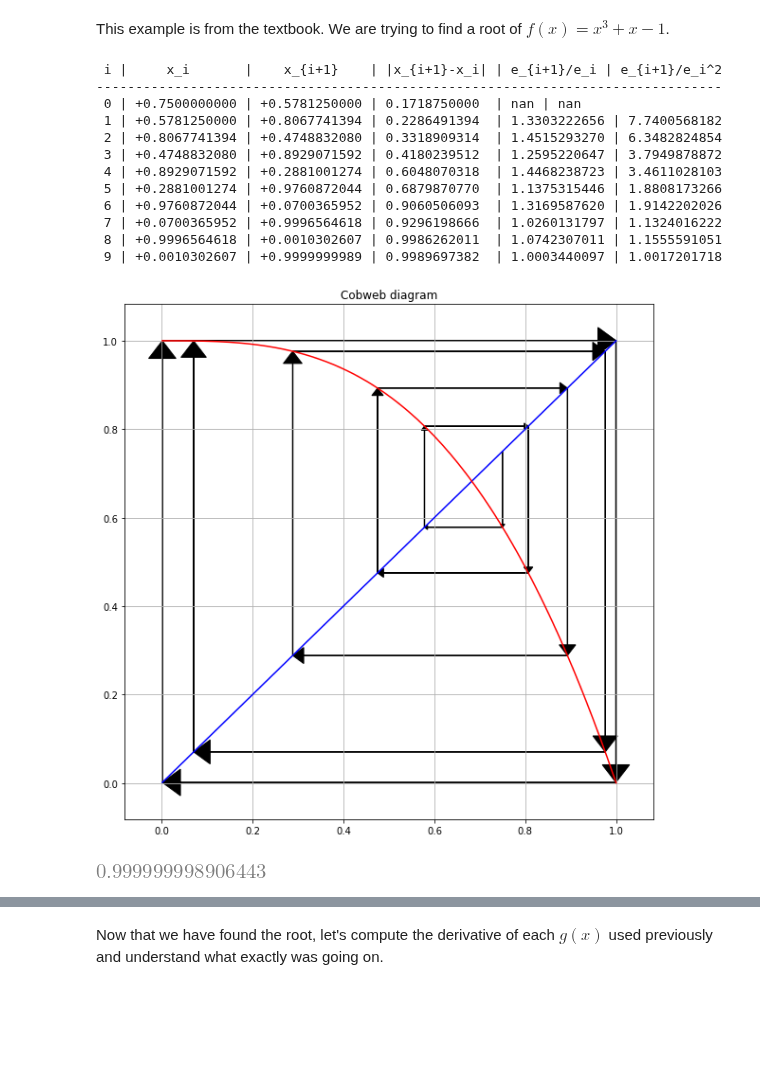
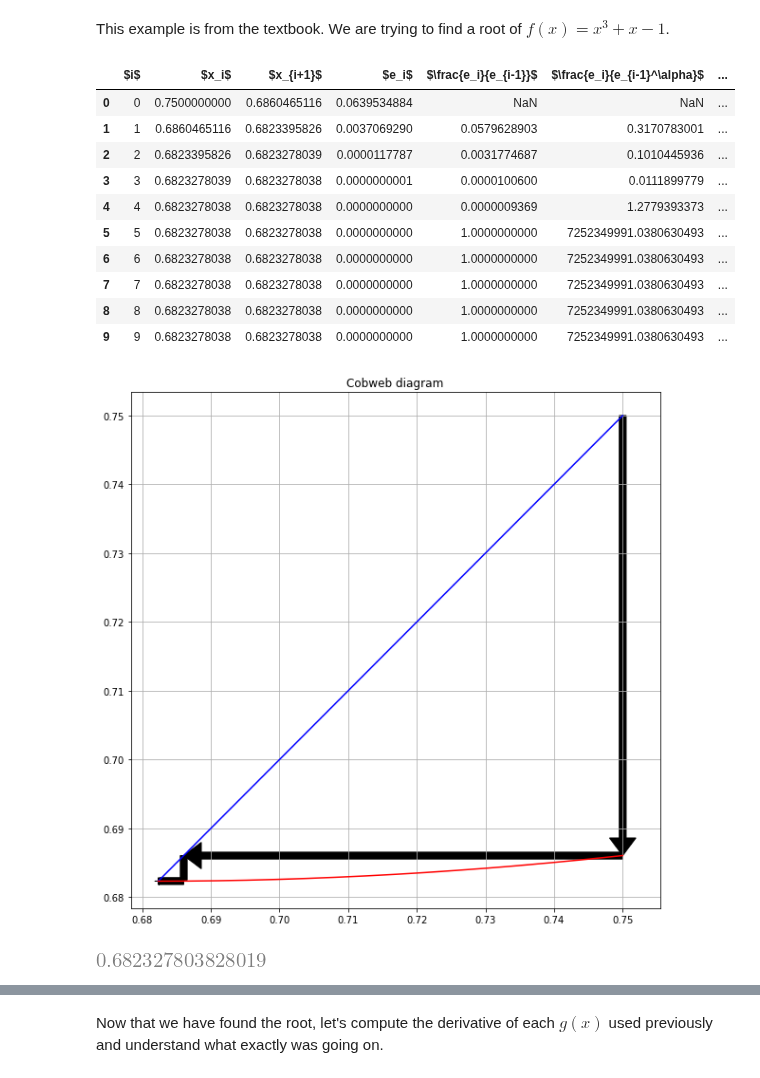
Before and after one commit to tclaudioe/Scientific-Computing, a Jupyter notebook: SC1v2/03_roots_of_1D_equations.ipynb, the cells around one changed output, grey strips where cells are left out. Cells and saved outputs as stored; diff of their text form; code cells hidden in the pictures; blank space fills up the shorter version.

Commit message:
updating the way we show tables in jupyter notebook 03_roots...

```diff
--- a/SC1v2/03_roots_of_1D_equations.ipynb
+++ b/SC1v2/03_roots_of_1D_equations.ipynb
@@ -27,6 +27,9 @@ from ipywidgets import interact
 from ipywidgets import widgets
 sym.init_printing()
 from scipy import optimize
+import pandas as pd
+pd.set_option("display.colheader_justify","center")
+pd.options.display.float_format = '{:.10f}'.format
 from colorama import Fore, Back, Style
 # https://pypi.org/project/colorama/
 # Fore: BLACK, RED, GREEN, YELLOW, BLUE, MAGENTA, CYAN, WHITE, RESET.
@@ -115,6 +118,19 @@ If these 2 conditions are satisfied, it means that there is a value $r$, between
 To summarize how this method works, start with the aforementioned interval (checking that there's a root in it), and split it into two smaller intervals $[a,c]$ and $[c,b]$.
 Then, check which of the two intervals contains a root.
 Keep splitting each "eligible" interval until the algorithm converges or the tolerance is achived.
+# %%
+data = np.zeros((6,len(m_range)))
+data[0,:] = e_rl
+data[1,:] = e_rr
+data[2,:] = e_mp
+data[3,:] = e_tr
+data[4,:] = e_sp
+data[5,:] = e_gq
+data      = np.log10(data)
+columns    = list(zip(m_range,np.round(np.log10(h),3)))
+rows      = ['Riemann Left', 'Riemann Right', 'Midpoint', 'Trapezoid', 'Simpsons', 'Gaussian Quad']
+df = pd.DataFrame(data=data, index=rows, columns=columns)
+display(df)
 # %%
 def bisect(f, a, b, tol=1e-5, maxNumberIterations=100):
     # Evaluating the extreme points of the interval provided
@@ -251,8 +268,8 @@ def fpi(g, x0, k, flag_cobweb=False):
     # Initializing the error in NaN
     error_i = np.nan
 
-    print(' i |     x_i       |    x_{i+1}    | |x_{i+1}-x_i| | e_{i+1}/e_i | e_{i+1}/e_i^2')
-    print('--------------------------------------------------------------------------------')
+    # Output table to store the numerical evolution of the algorithm
+    output_table = []
 
     # Main loop
     for i in range(k):
@@ -264,9 +281,14 @@ def fpi(g, x0, k, flag_cobweb=False):
         # Notice that from the theory we need to compute e_i=|x_i-r|, i.e. we need the root 'r'
         # but we don't have it, so we approximate it by 'x_{i+1}'.
         error_i = abs(x[i]-x[i+1])
-        print('%2d | %+.10f | %+.10f | %.10f  | %.10f | %.10f' %
-              (i,x[i],x[i+1],error_i,error_i/error_iminus1,error_i/(error_iminus1**2)))
-    # Just
+        output_table.append([i,x[i],x[i+1],error_i,error_i/error_iminus1,error_i/(error_iminus1**((1+np.sqrt(5))/2.)),error_i/(error_iminus1**2)])
+
+    # Showing final output table
+    columns    = ['$i$', '$x_i$', '$x_{i+1}$', '$e_i$', r'$\frac{e_i}{e_{i-1}}$', r'$\frac{e_i}{e_{i-1}^\alpha}$', r'$\frac{e_i}{e_{i-1}^2}$']
+    df = pd.DataFrame(data=output_table, columns=columns)
+    display(df)
+
+    # Just showing cobweb if required
     if flag_cobweb:
         cobweb(x,g)
     return x[-1]
@@ -402,26 +422,25 @@ This example is from the textbook. We are trying to find a root of $f(x)=x^3+x-1
 # %%
 # These are the three functions proposed.
 g1 = lambda x: 1-x**3
 g2 = lambda x: (1-x)**(1/3)
 g3 = lambda x: (1+2*x**3)/(1+3*x**2)
 # Change the input function to evaluate different functions.
 # Are the three functions convergent fixed point iterations?
-fpi(g1, 0.75, 10, True)
+fpi(g3, 0.75, 10, True)
 # %% [output]
- i |     x_i       |    x_{i+1}    | |x_{i+1}-x_i| | e_{i+1}/e_i | e_{i+1}/e_i^2
---------------------------------------------------------------------------------
- 0 | +0.7500000000 | +0.5781250000 | 0.1718750000  | nan | nan
- 1 | +0.5781250000 | +0.8067741394 | 0.2286491394  | 1.3303222656 | 7.7400568182
- 2 | +0.8067741394 | +0.4748832080 | 0.3318909314  | 1.4515293270 | 6.3482824854
- 3 | +0.4748832080 | +0.8929071592 | 0.4180239512  | 1.2595220647 | 3.7949878872
- 4 | +0.8929071592 | +0.2881001274 | 0.6048070318  | 1.4468238723 | 3.4611028103
- 5 | +0.2881001274 | +0.9760872044 | 0.6879870770  | 1.1375315446 | 1.8808173266
- 6 | +0.9760872044 | +0.0700365952 | 0.9060506093  | 1.3169587620 | 1.9142202026
- 7 | +0.0700365952 | +0.9996564618 | 0.9296198666  | 1.0260131797 | 1.1324016222
- 8 | +0.9996564618 | +0.0010302607 | 0.9986262011  | 1.0742307011 | 1.1555591051
- 9 | +0.0010302607 | +0.9999999989 | 0.9989697382  | 1.0003440097 | 1.0017201718
+|  | $i$ | $x_i$ | $x_{i+1}$ | $e_i$ | $\frac{e_i}{e_{i-1}}$ | $\frac{e_i}{e_{i-1}^\alpha}$ | ... |
+| 0 | 0 | 0.7500000000 | 0.6860465116 | 0.0639534884 | NaN | NaN | ... |
+| 1 | 1 | 0.6860465116 | 0.6823395826 | 0.0037069290 | 0.0579628903 | 0.3170783001 | ... |
+| 2 | 2 | 0.6823395826 | 0.6823278039 | 0.0000117787 | 0.0031774687 | 0.1010445936 | ... |
+| 3 | 3 | 0.6823278039 | 0.6823278038 | 0.0000000001 | 0.0000100600 | 0.0111899779 | ... |
+| 4 | 4 | 0.6823278038 | 0.6823278038 | 0.0000000000 | 0.0000009369 | 1.2779393373 | ... |
+| 5 | 5 | 0.6823278038 | 0.6823278038 | 0.0000000000 | 1.0000000000 | 7252349991.0380630493 | ... |
+| 6 | 6 | 0.6823278038 | 0.6823278038 | 0.0000000000 | 1.0000000000 | 7252349991.0380630493 | ... |
+| 7 | 7 | 0.6823278038 | 0.6823278038 | 0.0000000000 | 1.0000000000 | 7252349991.0380630493 | ... |
+| 8 | 8 | 0.6823278038 | 0.6823278038 | 0.0000000000 | 1.0000000000 | 7252349991.0380630493 | ... |
+| 9 | 9 | 0.6823278038 | 0.6823278038 | 0.0000000000 | 1.0000000000 | 7252349991.0380630493 | ... |
-[figure, old version]
+[figure, new version]
-[figure, old version]
+[figure, new version]
 # %%
 # This is a "hack" to improve the convergence of g2!
 a  = -0.6
```
Also changed, not shown: parts of 17 cells of this notebook, 1 other file.
